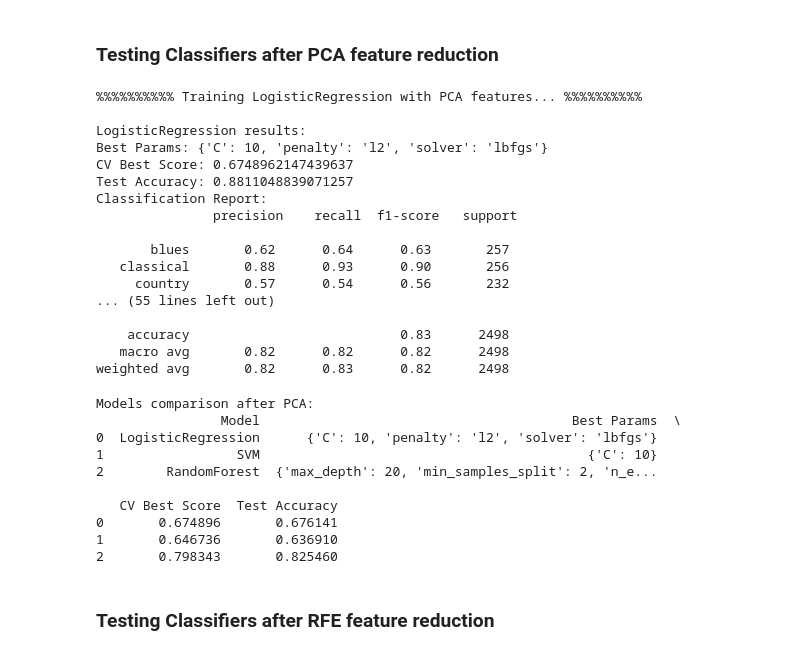
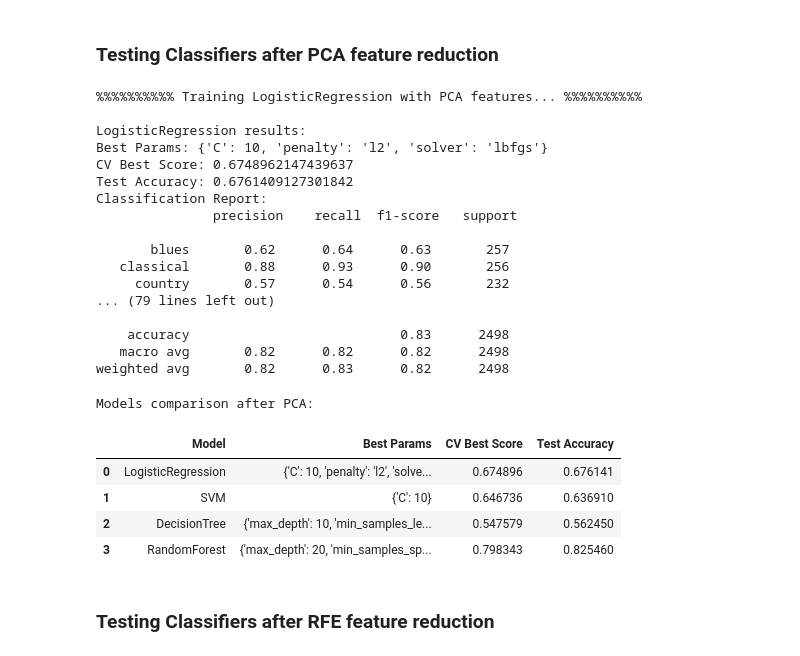
Before and after one commit to MicheleMeazzini/Songs-Genre-Classifier, a Jupyter notebook: notebooks/project.ipynb, the cells around one changed output. Saved outputs shown, nothing was run; the diff lists cells and outputs as text; code cells hidden in the pictures.

```diff
--- a/notebooks/project.ipynb
+++ b/notebooks/project.ipynb
@@ -536,13 +538,12 @@ print(results_df)
 # %% [markdown]
 ### Testing Classifiers after PCA feature reduction
 # %%
-# Testing Classifiers with PCA features
-
 results_pca = []
 predictions_pca = {}
 
 for name, (model, param_grid) in models.items():
     print(f"%%%%%%%%%% Training {name} with PCA features... %%%%%%%%%%")
+
     grid = GridSearchCV(model, param_grid, cv=5, scoring="accuracy", n_jobs=-1)
     grid.fit(X_train_pca, y_train)
 
@@ -551,11 +552,12 @@ for name, (model, param_grid) in models.items():
 
     predictions_pca[name] = (y_test, y_pred, best_model.classes_)
 
+    score = best_model.score(X_test_pca, y_test)
     results_pca.append({
         "Model": name,
         "Best Params": grid.best_params_,
         "CV Best Score": grid.best_score_,
-        "Test Accuracy": best_model.score(X_test_pca, y_test)
+        "Test Accuracy": score
     })
 
     print(f"\n{name} results:")
@@ -563,39 +565,36 @@ for name, (model, param_grid) in models.items():
     print("CV Best Score:", grid.best_score_)
     print("Test Accuracy:", score)
     print("Classification Report:\n", classification_report(y_test, y_pred))
+
+results_pca_df = pd.DataFrame(results_pca)
 # %% [output]
 %%%%%%%%%% Training LogisticRegression with PCA features... %%%%%%%%%%
 
 LogisticRegression results:
 Best Params: {'C': 10, 'penalty': 'l2', 'solver': 'lbfgs'}
 CV Best Score: 0.6748962147439637
-Test Accuracy: 0.8811048839071257
+Test Accuracy: 0.6761409127301842
 Classification Report:
                precision    recall  f1-score   support
 
        blues       0.62      0.64      0.63       257
    classical       0.88      0.93      0.90       256
      country       0.57      0.54      0.56       232
-... (55 lines left out)
+... (79 lines left out)
 
     accuracy                           0.83      2498
    macro avg       0.82      0.82      0.82      2498
 weighted avg       0.82      0.83      0.82      2498
 # %%
-results_pca_df = pd.DataFrame(results_pca)
 print("\nModels comparison after PCA:")
-print(results_pca_df)
+results_pca_df
 # %% [output]
 Models comparison after PCA:
-                Model                                        Best Params  \
-0  LogisticRegression      {'C': 10, 'penalty': 'l2', 'solver': 'lbfgs'}
-1                 SVM                                          {'C': 10}
-2        RandomForest  {'max_depth': 20, 'min_samples_split': 2, 'n_e...
-
-   CV Best Score  Test Accuracy
-0       0.674896       0.676141
-1       0.646736       0.636910
-2       0.798343       0.825460
+|  | Model | Best Params | CV Best Score | Test Accuracy |
+| 0 | LogisticRegression | {'C': 10, 'penalty': 'l2', 'solve... | 0.674896 | 0.676141 |
+| 1 | SVM | {'C': 10} | 0.646736 | 0.636910 |
+| 2 | DecisionTree | {'max_depth': 10, 'min_samples_le... | 0.547579 | 0.562450 |
+| 3 | RandomForest | {'max_depth': 20, 'min_samples_sp... | 0.798343 | 0.825460 |
 # %% [markdown]
 ### Testing Classifiers after RFE feature reduction
 # %%
```
Also changed, not shown: parts of 7 cells of this notebook.
